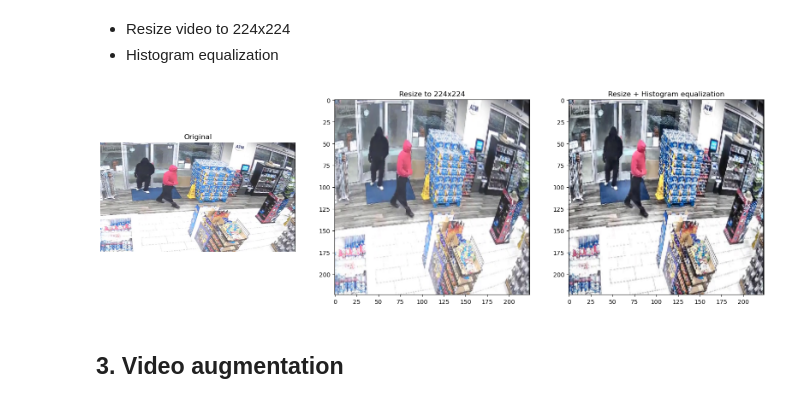
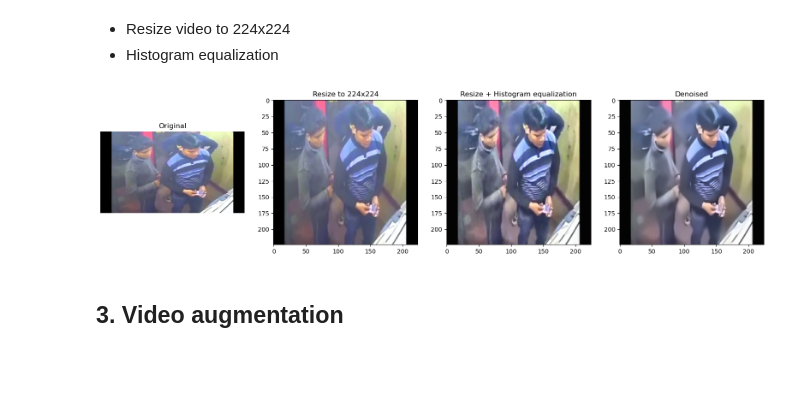
Before and after one commit to K0ntact/airc, a Jupyter notebook: preprocess.ipynb, the cells around one changed output. Saved outputs shown, nothing was run; the diff lists cells and outputs as text; code cells hidden in the pictures; blank space fills up the shorter version.

```diff
--- a/preprocess.ipynb
+++ b/preprocess.ipynb
@@ -178,54 +179,52 @@ def histogram_equalization(frames):
         new_frames.append(new_frame)
     return new_frames
 
-def frame_rate_normalization(frames, old_frame_rate, new_frame_rate):
-    # TODO: Update anomaly frame span to match the new frame rate
+def denoise(frames):
     new_frames = []
-    if old_frame_rate < new_frame_rate: # Duplicate frame to increase frame rate
-        for frame in frames:
-            for _ in range(new_frame_rate // old_frame_rate):
-                new_frames.append(frame)
-    else:
-        for i in range(0, len(frames), old_frame_rate // new_frame_rate): # Skip frame to decrease frame rate
-            new_frames.append(frames[i])
+    for frame in frames:
+        new_frame = cv2.fastNlMeansDenoisingColored(frame, None, 8, 8, 7, 21)
+        new_frames.append(new_frame)
     return new_frames
+
+def frame_rate_standardization(vid_path, frame_rate):
+    vid_folder = os.path.dirname(vid_path)
+    vid_name_no_ext = os.path.splitext(os.path.basename(vid_path))[0]
+    tmp_vid = os.path.join(vid_folder, f"{vid_name_no_ext}-tmp.mp4")
+    command = f"ffmpeg -i {vid_path} -filter:v fps={frame_rate} {tmp_vid}"
+
+    subprocess.run(command, shell=True)
+    os.remove(vid_path)
+    os.rename(tmp_vid, vid_path)
 # %%
 def standardize_preview():
-    vid_name = "36a.mp4"
+    vid_name = "87.mp4"
     frames = [extract_first_frame(f"{original_video_path}/{vid_name}")[0]]
 
     # Plot original frame and standardized frames after each standardization
-    fig, ax = plt.subplots(1, 3, figsize=(20, 10))
+    fig, ax = plt.subplots(1, 4, figsize=(20, 10))
     ax[0].imshow(cv2.cvtColor(frames[0], cv2.COLOR_BGR2RGB))
     ax[0].set_title("Original")
     ax[0].axis("off")
 
     # Resize
     rs_frames = resize(frames, 224, 224)
     ax[1].imshow(cv2.cvtColor(rs_frames[0], cv2.COLOR_BGR2RGB))
     ax[1].set_title("Resize to 224x224")
 
     # Histogram equalization
     he_frames = histogram_equalization(rs_frames)
     ax[2].imshow(cv2.cvtColor(he_frames[0], cv2.COLOR_BGR2RGB))
     ax[2].set_title("Resize + Histogram equalization")
+
+    denoise_frames = denoise(he_frames)
+    ax[3].imshow(cv2.cvtColor(denoise_frames[0], cv2.COLOR_BGR2RGB))
+    ax[3].set_title("Denoised")
+
     plt.show()
 
-    # Frame rate
-    # frames = extract_all_frames(f"{original_video_path}/{vid_name}")[0]
-    # print(f"Number of frames: {len(frames)}")
-
-    # old_fr = train_df.loc[train_df['file_name'] == vid_name]["frame_rate"].iloc[0]
-    # print(f"Old frame rate: {old_fr}")
-    # new_fr = 24
-    # print(f"New frame rate: {new_fr}")
-
-    # new_frames = frame_rate_normalization(frames, old_fr, new_fr)
-    # print(f"Number of frames after normalization: {len(new_frames)}")
-
 standardize_preview()
 # %% [output]
-[figure, old version]
+[figure, new version]
 # %%
 # Standardize all training videos with multiprocessing
 from multiprocessing import Pool, cpu_count
```
Also changed, not shown: parts of 4 cells of this notebook, 2 other files.
